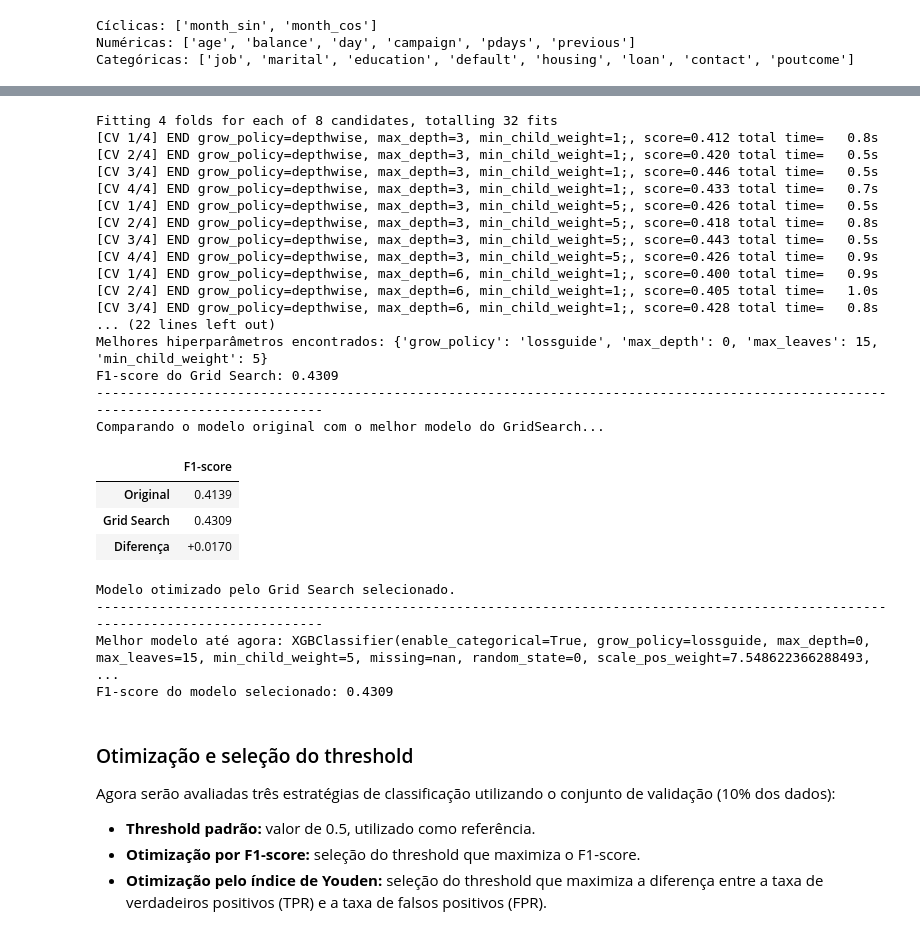
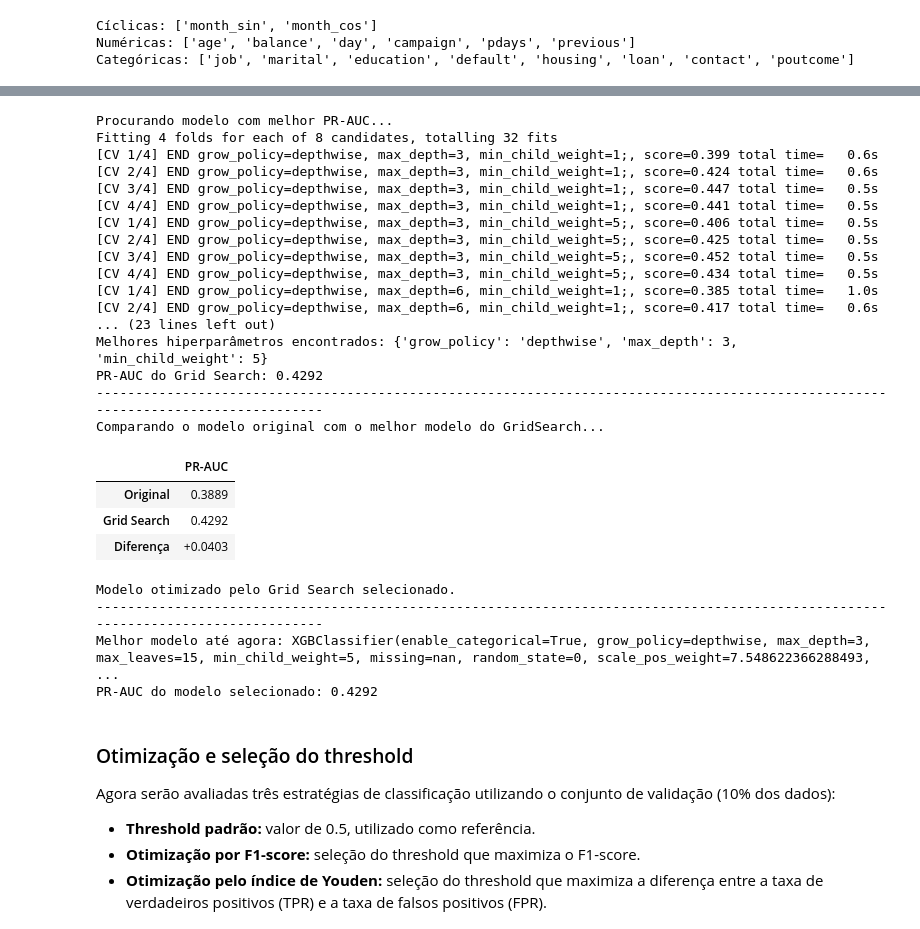
Before and after one commit to da-silva-d-w/ML_and_DS_Projects, a Jupyter notebook: Bank_Marketing/desenvolvimento.ipynb, the cells around one changed output, grey strips where cells are left out. Saved outputs shown, nothing was run; the diff lists cells and outputs as text; code cells hidden in the pictures.

```diff
--- a/Bank_Marketing/desenvolvimento.ipynb
+++ b/Bank_Marketing/desenvolvimento.ipynb
@@ -972,6 +1043,17 @@ Hiperparâmetros a serem testados: [{'grow_policy': ['depthwise'], 'max_depth':
 
 from sklearn.model_selection import GridSearchCV
 from sklearn.base import clone
+
+metrica_escolha = input("Qual será o critério para escolher o melhor modelo? Digite 0 para average_precision (PR-AUC) ou qualquer outra coisa para F1 Score:")
+if str(metrica_escolha) == "0":
+    metrica_nome = "PR-AUC" # Nome a ser exibido em print
+    gs_scoring = "average_precision" # parâmetro do GridSearch
+    metrica_original = pr_auc_original # Recuperar valor na célula do rankeamento
+else:
+    metrica_nome = "F1-Score" # Nome a ser exibido em prints
+    gs_scoring = "f1" # parâmetro do GridSearch
+    metrica_original = f1_original  # Recuperar valor na célula do rankeamento
+print(f"Procurando modelo com melhor {metrica_nome}...")
 
 # Recuperar o modelo selecionado e seus hiperparâmetros correspondentes
 pipeline = clone(melhor_modelo)
@@ -980,7 +1062,7 @@ pipeline = clone(melhor_modelo)
 grid_search = GridSearchCV(
     estimator=pipeline,
     param_grid=hiperparametros_busca,
-    scoring="f1",
+    scoring=gs_scoring, # Métrica de scoring definida na variável gs_scoring
     cv=cv,
     n_jobs=1,
     verbose=3
@@ -991,81 +1073,81 @@ grid_search.fit(X_train, y_train_bin)
 
 print("----------------------------------------------------------------------------------------------------------------------------------")
 print("Melhores hiperparâmetros encontrados:", grid_search.best_params_)
-print("F1-score do Grid Search:", round(grid_search.best_score_, 4))
+print(f"{metrica_nome} do Grid Search:", round(grid_search.best_score_, 4))
 print("----------------------------------------------------------------------------------------------------------------------------------")
 
 print("Comparando o modelo original com o melhor modelo do GridSearch...")
 
 # Criar tabela comparando o F1-score original e o obtido após a otimização
-comparacao_f1 = pd.DataFrame({
-    'F1-score': [
-        f"{f1_original:.4f}",
+comparacao_metrica = pd.DataFrame({
+    str(metrica_nome): [
+        f"{metrica_original:.4f}",
         f"{grid_search.best_score_:.4f}",
-        f"{grid_search.best_score_ - f1_original:+.4f}" # esse "+"" em "+.4f" faz aparecer o sinal positivo antes do número se houver melhora
+        f"{grid_search.best_score_ - metrica_original:+.4f}" # esse "+"" em "+.4f" faz aparecer o sinal positivo antes do número se houver melhora
     ]
 }, index=['Original', 'Grid Search', 'Diferença'])
 
-display(comparacao_f1.round(4))
+display(comparacao_metrica.round(4))
 #-----------------------------------------------------------------------------------------------------------------------------------------
 
 # Manter a melhor configuração entre o modelo original e o otimizado
-if grid_search.best_score_ > f1_original:
+if grid_search.best_score_ > metrica_original:
     melhor_modelo = grid_search.best_estimator_
-    melhor_f1 = grid_search.best_score_
+    melhor_metrica = grid_search.best_score_
     print("Modelo otimizado pelo Grid Search selecionado.")
 else:
     # Recuperar o modelo original e treiná-lo com todos os dados de treinamento
     melhor_modelo = clone(modelos[melhor_nome]).fit(X_train, y_train_bin)
-    melhor_f1 = f1_original
+    melhor_metrica = metrica_original
     print("Modelo original mantido.")
 print("----------------------------------------------------------------------------------------------------------------------------------")
 
 # Preparar a visualização dos hiperparâmetros do melhor modelo
 
 # Se for XGBoost, os parâmetros estãro diretamente no estimador.
 # Nos demais modelos, estarão dentro da etapa 'modelo' do Pipeline.
 if melhor_nome == "XGBoost":
     modelo_final = melhor_modelo
 else:
     modelo_final = melhor_modelo.named_steps["modelo"]
 
 padrao = modelo_final.__class__().get_params(deep=False)  # Selecionar os hiperparâmetros padrão para NÃO MOSTRAR
 modificados = [
     f"{k}={v}"
     for k, v in modelo_final.get_params(deep=False).items()
     if v != padrao.get(k)
 ]  # Comparar e mostrar somente os diferentes
 
 modelo_hiperametros_texto = f"{modelo_final.__class__.__name__}({', '.join(modificados)})"  # Salvar o texto legível nessa variável
 
 print("Melhor modelo até agora:", modelo_hiperametros_texto)
-print("F1-score do modelo selecionado:", round(melhor_f1, 4))
+print(f"{metrica_nome} do modelo selecionado:", round(melhor_metrica, 4))
 # %% [output]
+Procurando modelo com melhor PR-AUC...
 Fitting 4 folds for each of 8 candidates, totalling 32 fits
-[CV 1/4] END grow_policy=depthwise, max_depth=3, min_child_weight=1;, score=0.412 total time=   0.8s
-[CV 2/4] END grow_policy=depthwise, max_depth=3, min_child_weight=1;, score=0.420 total time=   0.5s
-[CV 3/4] END grow_policy=depthwise, max_depth=3, min_child_weight=1;, score=0.446 total time=   0.5s
-[CV 4/4] END grow_policy=depthwise, max_depth=3, min_child_weight=1;, score=0.433 total time=   0.7s
-[CV 1/4] END grow_policy=depthwise, max_depth=3, min_child_weight=5;, score=0.426 total time=   0.5s
-[CV 2/4] END grow_policy=depthwise, max_depth=3, min_child_weight=5;, score=0.418 total time=   0.8s
-[CV 3/4] END grow_policy=depthwise, max_depth=3, min_child_weight=5;, score=0.443 total time=   0.5s
-[CV 4/4] END grow_policy=depthwise, max_depth=3, min_child_weight=5;, score=0.426 total time=   0.9s
-[CV 1/4] END grow_policy=depthwise, max_depth=6, min_child_weight=1;, score=0.400 total time=   0.9s
-[CV 2/4] END grow_policy=depthwise, max_depth=6, min_child_weight=1;, score=0.405 total time=   1.0s
-[CV 3/4] END grow_policy=depthwise, max_depth=6, min_child_weight=1;, score=0.428 total time=   0.8s
-... (22 lines left out)
-Melhores hiperparâmetros encontrados: {'grow_policy': 'lossguide', 'max_depth': 0, 'max_leaves': 15, 'min_child_weight': 5}
-F1-score do Grid Search: 0.4309
+[CV 1/4] END grow_policy=depthwise, max_depth=3, min_child_weight=1;, score=0.399 total time=   0.6s
+[CV 2/4] END grow_policy=depthwise, max_depth=3, min_child_weight=1;, score=0.424 total time=   0.6s
+[CV 3/4] END grow_policy=depthwise, max_depth=3, min_child_weight=1;, score=0.447 total time=   0.5s
+[CV 4/4] END grow_policy=depthwise, max_depth=3, min_child_weight=1;, score=0.441 total time=   0.5s
+[CV 1/4] END grow_policy=depthwise, max_depth=3, min_child_weight=5;, score=0.406 total time=   0.5s
+[CV 2/4] END grow_policy=depthwise, max_depth=3, min_child_weight=5;, score=0.425 total time=   0.5s
+[CV 3/4] END grow_policy=depthwise, max_depth=3, min_child_weight=5;, score=0.452 total time=   0.5s
+[CV 4/4] END grow_policy=depthwise, max_depth=3, min_child_weight=5;, score=0.434 total time=   0.5s
+[CV 1/4] END grow_policy=depthwise, max_depth=6, min_child_weight=1;, score=0.385 total time=   1.0s
+[CV 2/4] END grow_policy=depthwise, max_depth=6, min_child_weight=1;, score=0.417 total time=   0.6s
+... (23 lines left out)
+Melhores hiperparâmetros encontrados: {'grow_policy': 'depthwise', 'max_depth': 3, 'min_child_weight': 5}
+PR-AUC do Grid Search: 0.4292
 ----------------------------------------------------------------------------------------------------------------------------------
 Comparando o modelo original com o melhor modelo do GridSearch...
-|  | F1-score |
-| Original | 0.4139 |
-| Grid Search | 0.4309 |
-| Diferença | +0.0170 |
+|  | PR-AUC |
+| Original | 0.3889 |
+| Grid Search | 0.4292 |
+| Diferença | +0.0403 |
 Modelo otimizado pelo Grid Search selecionado.
 ----------------------------------------------------------------------------------------------------------------------------------
-Melhor modelo até agora: XGBClassifier(enable_categorical=True, grow_policy=lossguide, max_depth=0, max_leaves=15, min_child_weight=5, missing=nan, random_state=0, scale_pos_weight=7.548622366288493,  ...
-F1-score do modelo selecionado: 0.4309
+Melhor modelo até agora: XGBClassifier(enable_categorical=True, grow_policy=depthwise, max_depth=3, max_leaves=15, min_child_weight=5, missing=nan, random_state=0, scale_pos_weight=7.548622366288493,  ...
+PR-AUC do modelo selecionado: 0.4292
 # %% [markdown]
 ### Otimização e seleção do threshold
 
```
Also changed, not shown: parts of 12 cells of this notebook.
